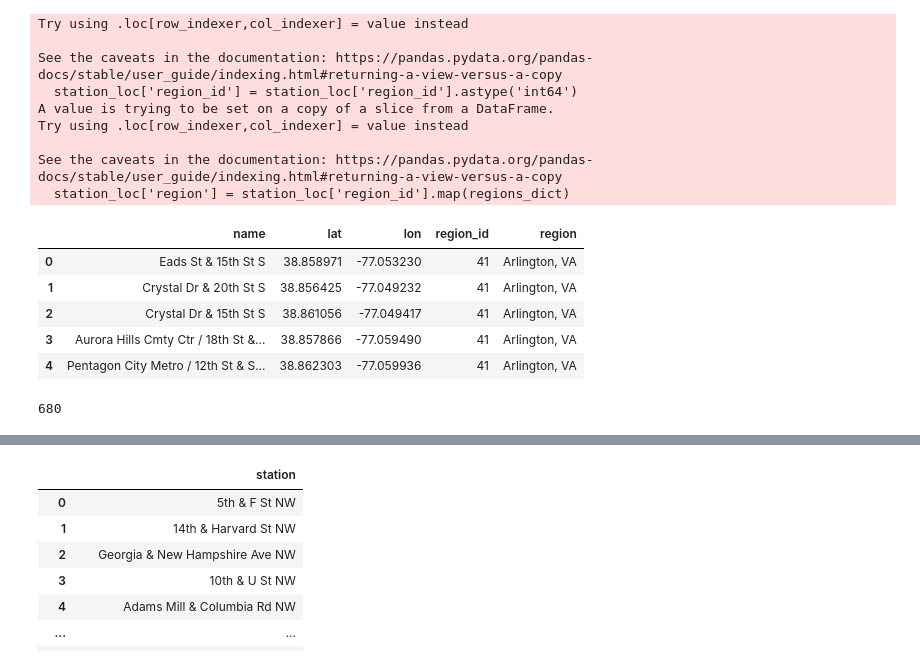
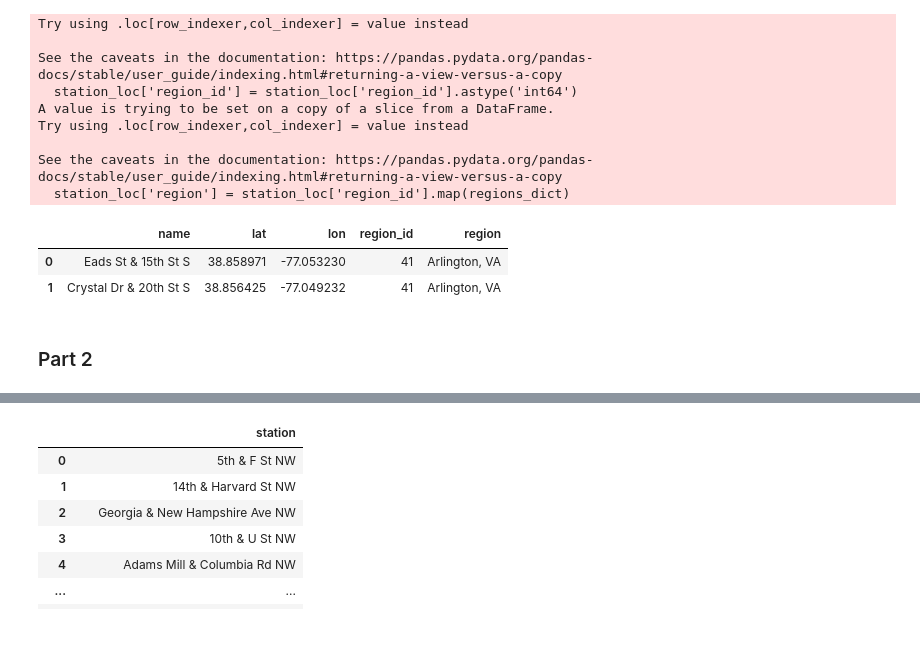
Before and after one commit to kyungoh22/bike_analysis, a Jupyter notebook: bike_analysis_data_wrangling_part_3.ipynb, the cells around one changed output, grey strips where cells are left out. Drawn from its saved outputs; the diff is of its cells as text; code cells hidden in the pictures; blank space fills up the shorter version.

```diff
--- a/station_data.ipynb
+++ b/bike_analysis_data_wrangling_part_3.ipynb
@@ -121,20 +130,15 @@ Try using .loc[row_indexer,col_indexer] = value instead
 See the caveats in the documentation: https://pandas.pydata.org/pandas-docs/stable/user_guide/indexing.html#returning-a-view-versus-a-copy
   station_loc['region'] = station_loc['region_id'].map(regions_dict)
 # %%
-station_loc.head()
+station_loc.head(2)
 # %% [output]
 |  | name | lat | lon | region_id | region |
 | 0 | Eads St & 15th St S | 38.858971 | -77.053230 | 41 | Arlington, VA |
 | 1 | Crystal Dr & 20th St S | 38.856425 | -77.049232 | 41 | Arlington, VA |
-| 2 | Crystal Dr & 15th St S | 38.861056 | -77.049417 | 41 | Arlington, VA |
-| 3 | Aurora Hills Cmty Ctr / 18th St &... | 38.857866 | -77.059490 | 41 | Arlington, VA |
-| 4 | Pentagon City Metro / 12th St & S... | 38.862303 | -77.059936 | 41 | Arlington, VA |
-# %%
-station_loc['name'].nunique()
-# %% [output]
-680
 # %%
 station_loc.to_csv('cleaned_data/station_loc.csv', index = False)
+# %% [markdown]
+<h3> Part 2 </h3>
 # %%
 df_2011 = pd.read_csv('cleaned_data/df_2011.csv', parse_dates = ['start_date', 'end_date'])
 # %%
```
Also changed, not shown: parts of 44 cells of this notebook, 4 other files.
